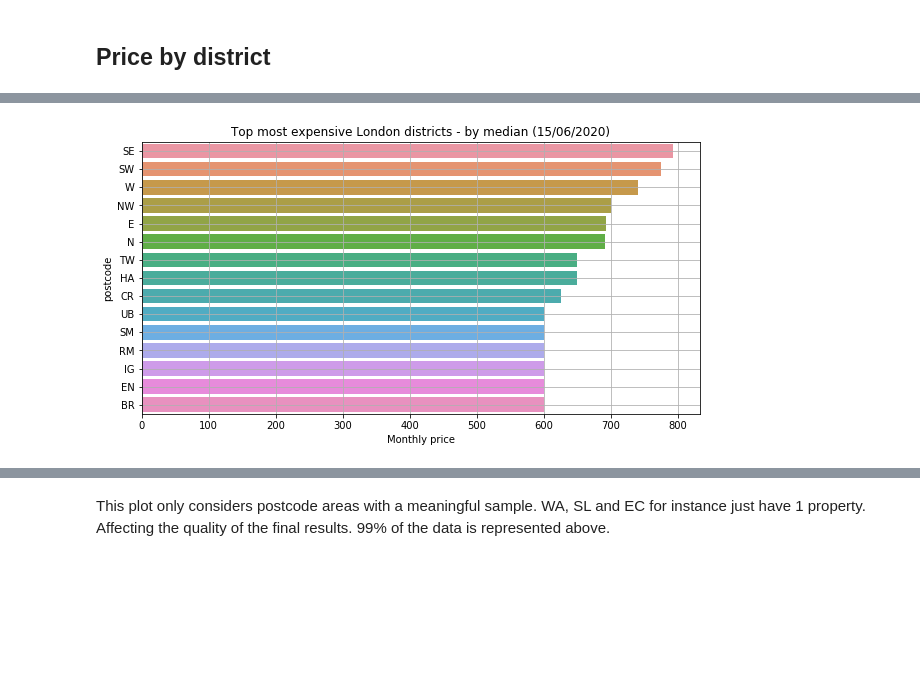
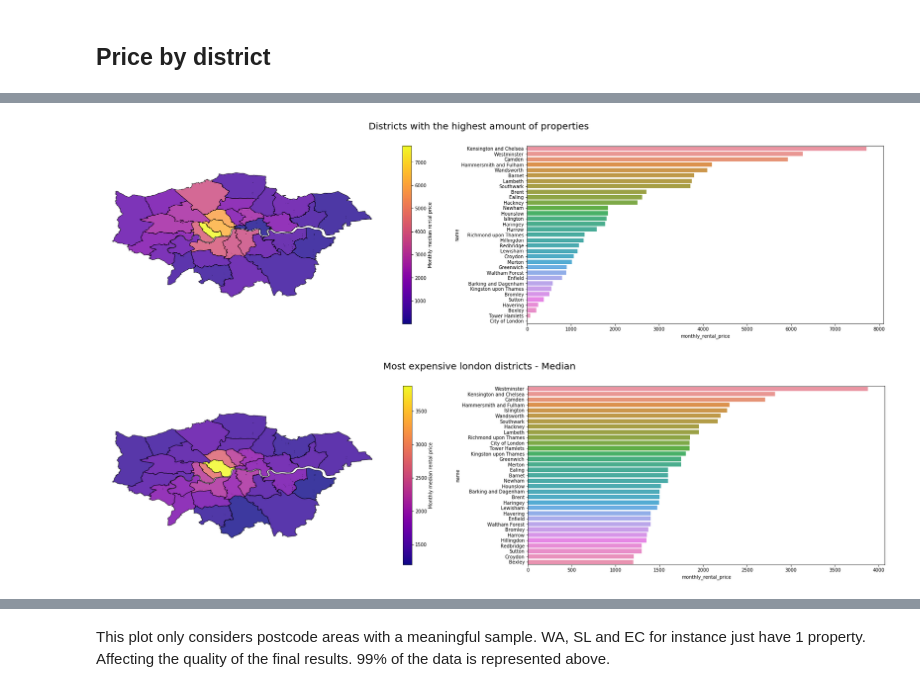
Before and after one commit to marco-cardoso/property_anomaly_detector_frontend, a Jupyter notebook: notebooks/eda.ipynb, the cells around one changed output, grey strips where cells are left out. Drawn from its saved outputs; the diff is of its cells as text; code cells hidden in the pictures; blank space fills up the shorter version.

```diff
--- a/notebooks/eda.ipynb
+++ b/notebooks/eda.ipynb
@@ -248,23 +238,22 @@ plt.show()
-# %%
-# Consider only the most relevant postcodes
-# 16 equals to 99% of the data
-df = df[df['shared_occupancy'] == 'Y']
-
-cum_sum = df['postcode'].value_counts(normalize=True).cumsum()
-mask = cum_sum < 0.99
-
-
-district_average_price = df[df['postcode'].isin(cum_sum[mask].index)].groupby("postcode")['monthly_rental_price'].apply(np.median)
-
-
-district_average_price = district_average_price.sort_values(ascending=False)
-
-fig = plt.figure(figsize=(10, 5))
-sns.barplot(x=district_average_price.values, y=district_average_price.index)
-plt.title(f"Top most expensive London districts - by median (15/06/2020)")
-
-plt.grid()
-plt.xlabel("Monthly price")
-plt.show()
-# %% [output]
-[figure, removed]
+# %%
+fig, ax = plt.subplots(1, 2, figsize=(30, 7))
+
+dist_agg = geospatial.plot_geospatial_layer(df,  func=np.size, ax=ax[0])
+
+sns.barplot(data=dist_agg.sort_values(by="monthly_rental_price", ascending=False), x="monthly_rental_price", y="name", ax=ax[1])
+
+fig.suptitle("Districts with the highest amount of properties", fontsize=20)
+plt.show()
+# %% [output]
+[figure, added]
+# %%
+fig, ax = plt.subplots(1, 2, figsize=(30, 7))
+
+dist_agg = geospatial.plot_geospatial_layer(df,  func=np.median, ax=ax[0])
+
+sns.barplot(data=dist_agg.sort_values(by="monthly_rental_price", ascending=False), x="monthly_rental_price", y="name", ax=ax[1])
+
+fig.suptitle("Most expensive london districts - Median", fontsize=20)
+plt.show()
+# %% [output]
+[figure, added]
```
Also changed, not shown: parts of 8 cells of this notebook, 1 other file.
